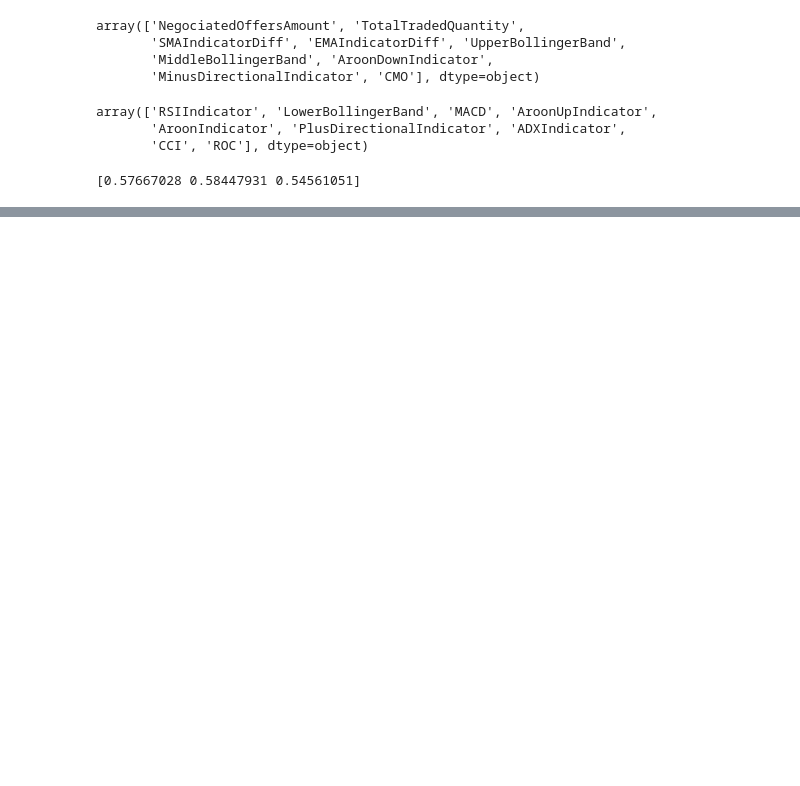
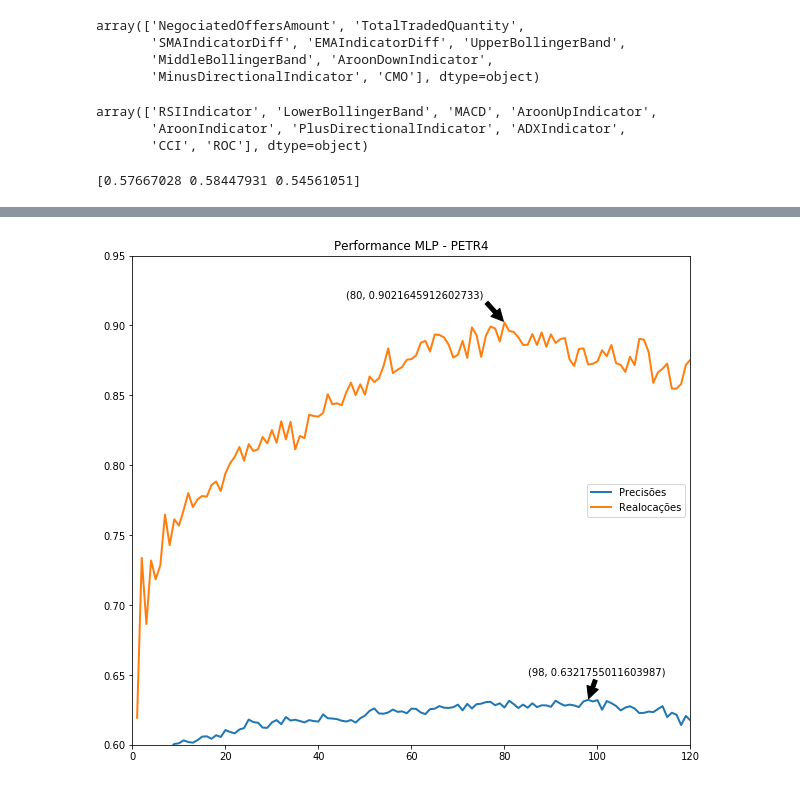
Before and after one commit to lschlee/stock-analysis, a Jupyter notebook: stock-analysis.ipynb, the cells around one changed output, grey strips where cells are left out. Drawn from its saved outputs; the diff is of its cells as text; code cells hidden in the pictures; blank space fills up the shorter version.

```diff
--- a/stock-analysis.ipynb
+++ b/stock-analysis.ipynb
@@ -324,0 +296,4 @@ plt.show()
+# %%
+performance_plot(days, mlp_precisions, mlp_recalls, (10,9), 'Performance MLP - PETR4', (85, 0.65),(46, 0.92))
+# %% [output]
+[figure, added]
```
Also changed, not shown: parts of 6 cells of this notebook.
